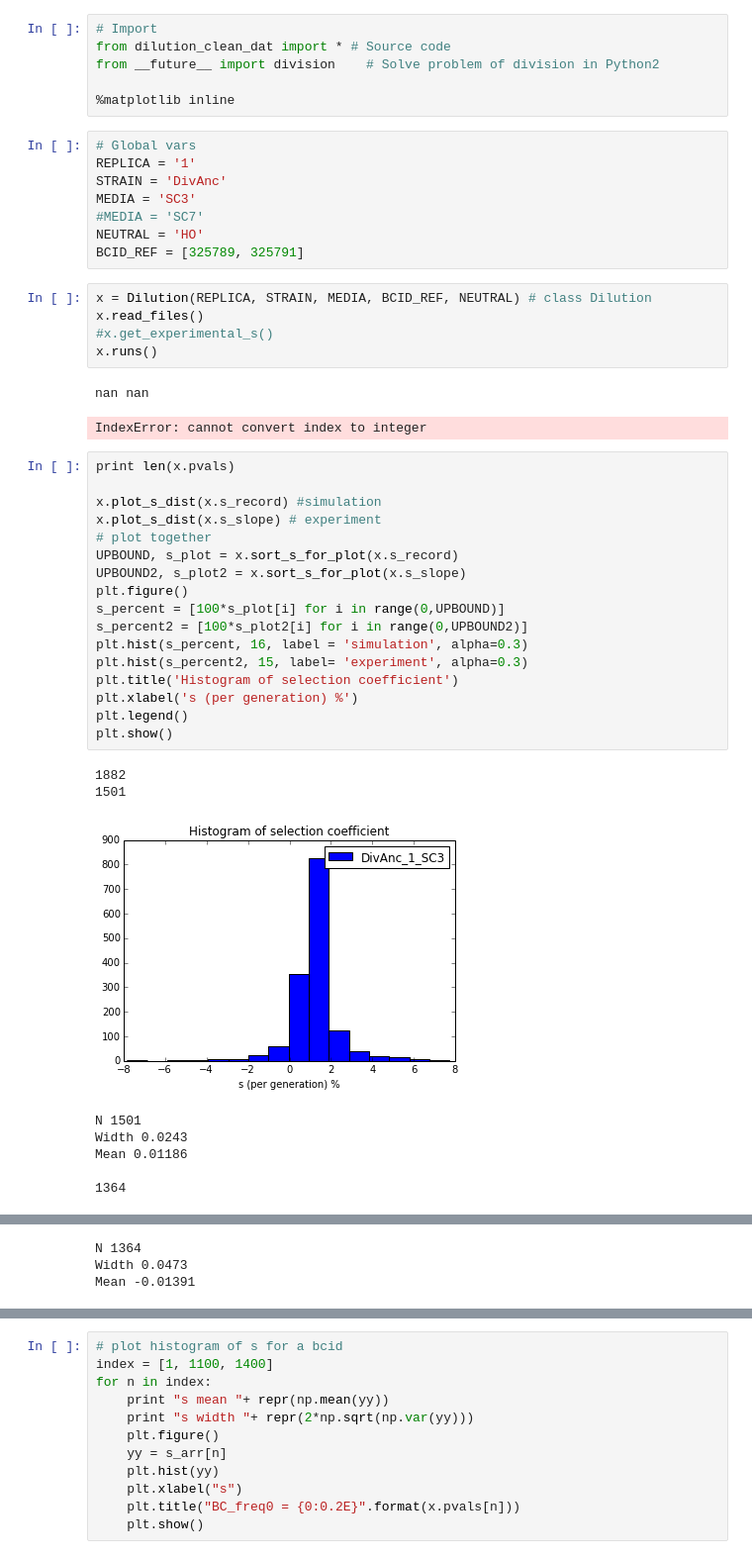
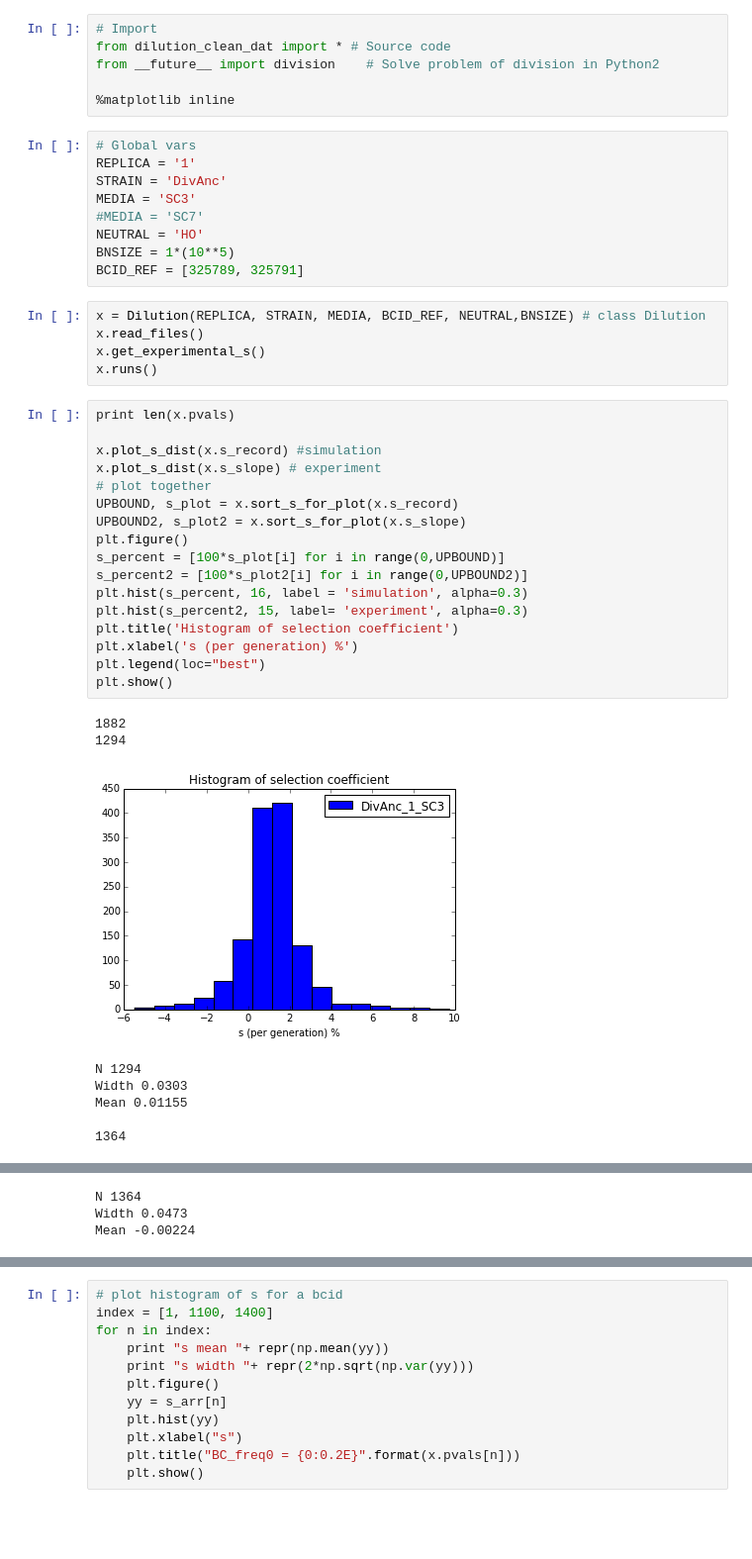
Before and after one commit to HuanyuKuo/TnSeq, a Jupyter notebook: Simulation of dilution fluctuation clean.ipynb, the cells around one changed output, grey strips where cells are left out. Shown at 99% size. Saved outputs shown, nothing was run; the diff lists cells and outputs as text; blank space fills up the shorter version.

```diff
--- a/Simulation of dilution fluctuation clean.ipynb
+++ b/Simulation of dilution fluctuation clean.ipynb
@@ -11,38 +11,36 @@ STRAIN = 'DivAnc'
 MEDIA = 'SC3'
 #MEDIA = 'SC7'
 NEUTRAL = 'HO'
+BNSIZE = 1*(10**5)
 BCID_REF = [325789, 325791]
 # %%
-x = Dilution(REPLICA, STRAIN, MEDIA, BCID_REF, NEUTRAL) # class Dilution
+x = Dilution(REPLICA, STRAIN, MEDIA, BCID_REF, NEUTRAL,BNSIZE) # class Dilution
 x.read_files()
-#x.get_experimental_s()
+x.get_experimental_s()
 x.runs()
-# %% [output]
-nan nan
-IndexError: cannot convert index to integer
 # %%
 print len(x.pvals)
 
 x.plot_s_dist(x.s_record) #simulation
 x.plot_s_dist(x.s_slope) # experiment
 # plot together
 UPBOUND, s_plot = x.sort_s_for_plot(x.s_record)
 UPBOUND2, s_plot2 = x.sort_s_for_plot(x.s_slope)
 plt.figure()
 s_percent = [100*s_plot[i] for i in range(0,UPBOUND)]
 s_percent2 = [100*s_plot2[i] for i in range(0,UPBOUND2)]
 plt.hist(s_percent, 16, label = 'simulation', alpha=0.3)
 plt.hist(s_percent2, 15, label= 'experiment', alpha=0.3)
 plt.title('Histogram of selection coefficient')
 plt.xlabel('s (per generation) %')
-plt.legend()
+plt.legend(loc="best")
 plt.show()
 # %% [output]
 1882
-1501
+1294
-[figure, old version]
+[figure, new version]
-N 1501
-Width 0.0243
-Mean 0.01186
+N 1294
+Width 0.0303
+Mean 0.01155
 
 1364
@@ -50,3 +48,3 @@ Mean 0.01186
 N 1364
 Width 0.0473
-Mean -0.01391
+Mean -0.00224
```
Also changed, not shown: parts of 19 cells of this notebook, 8 other files.
